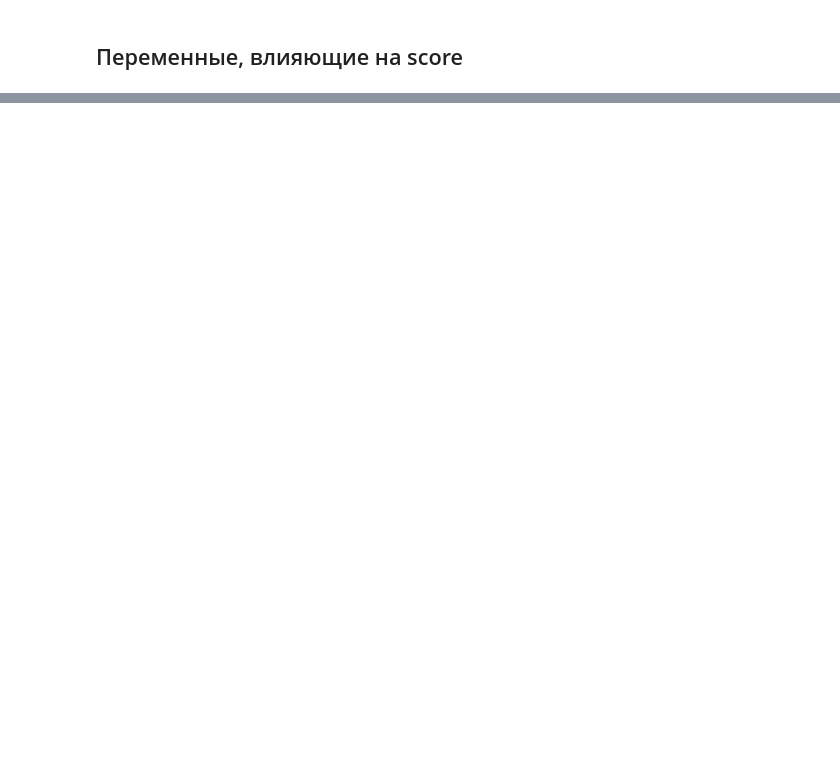
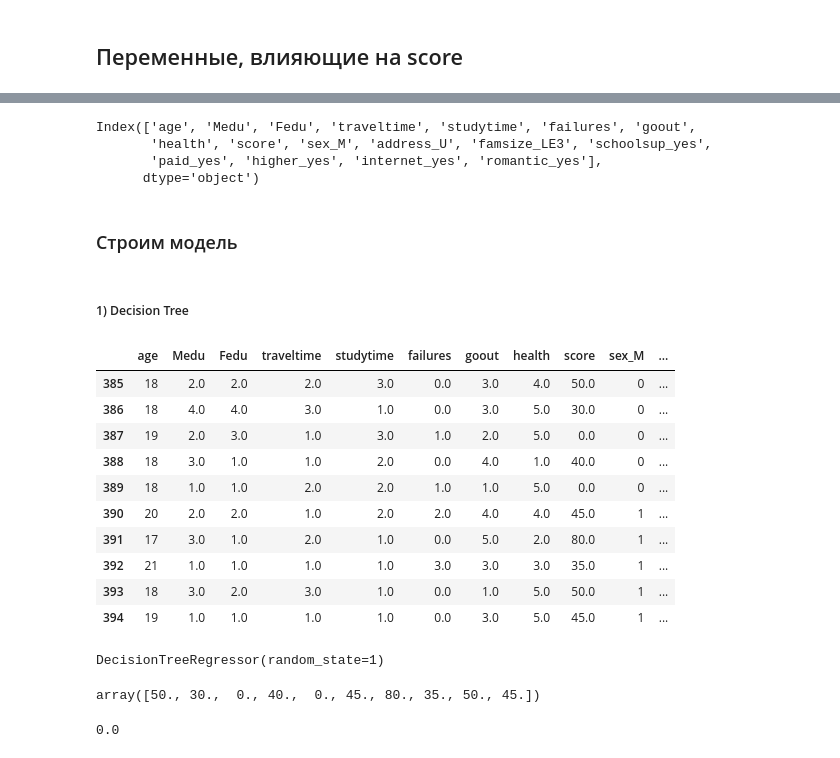
Before and after one commit to artkel/module_2, a Jupyter notebook: EDA_UNICEF.ipynb, the cells around one changed output, grey strips where cells are left out. Drawn from its saved outputs; the diff is of its cells as text; code cells hidden in the pictures; blank space fills up the shorter version.

Commit message:
model building

```diff
--- a/EDA_UNICEF.ipynb
+++ b/EDA_UNICEF.ipynb
@@ -1032,0 +1076,4 @@ sns.boxplot(x="Fjob", y="score", data = df)
+# %%
+model_data = df_corr[(df_corr["score"] > 0.05) | (df_corr["score"] < -0.05)].index.tolist()
+# %%
+df_test = df_dummies.loc[:, model_data]
@@ -1032,0 +1089,11 @@ sns.boxplot(x="Fjob", y="score", data = df)
+# %%
+df_test.columns
+# %% [output]
+Index(['age', 'Medu', 'Fedu', 'traveltime', 'studytime', 'failures', 'goout',
+       'health', 'score', 'sex_M', 'address_U', 'famsize_LE3', 'schoolsup_yes',
+       'paid_yes', 'higher_yes', 'internet_yes', 'romantic_yes'],
+      dtype='object')
+# %% [markdown]
+### Строим модель
+# %% [markdown]
+##### 1) Decision Tree
@@ -1032,0 +1111,14 @@ sns.boxplot(x="Fjob", y="score", data = df)
+# %%
+df_test.tail(10)
+# %% [output]
+|  | age | Medu | Fedu | traveltime | studytime | failures | goout | health | score | sex_M | ... |
+| 385 | 18 | 2.0 | 2.0 | 2.0 | 3.0 | 0.0 | 3.0 | 4.0 | 50.0 | 0 | ... |
+| 386 | 18 | 4.0 | 4.0 | 3.0 | 1.0 | 0.0 | 3.0 | 5.0 | 30.0 | 0 | ... |
+| 387 | 19 | 2.0 | 3.0 | 1.0 | 3.0 | 1.0 | 2.0 | 5.0 | 0.0 | 0 | ... |
+| 388 | 18 | 3.0 | 1.0 | 1.0 | 2.0 | 0.0 | 4.0 | 1.0 | 40.0 | 0 | ... |
+| 389 | 18 | 1.0 | 1.0 | 2.0 | 2.0 | 1.0 | 1.0 | 5.0 | 0.0 | 0 | ... |
+| 390 | 20 | 2.0 | 2.0 | 1.0 | 2.0 | 2.0 | 4.0 | 4.0 | 45.0 | 1 | ... |
+| 391 | 17 | 3.0 | 1.0 | 2.0 | 1.0 | 0.0 | 5.0 | 2.0 | 80.0 | 1 | ... |
+| 392 | 21 | 1.0 | 1.0 | 1.0 | 1.0 | 3.0 | 3.0 | 3.0 | 35.0 | 1 | ... |
+| 393 | 18 | 3.0 | 2.0 | 3.0 | 1.0 | 0.0 | 1.0 | 5.0 | 50.0 | 1 | ... |
+| 394 | 19 | 1.0 | 1.0 | 1.0 | 1.0 | 0.0 | 3.0 | 5.0 | 45.0 | 1 | ... |
@@ -1032,0 +1127,13 @@ sns.boxplot(x="Fjob", y="score", data = df)
+# %%
+score_model.fit(X, y)
+# %% [output]
+DecisionTreeRegressor(random_state=1)
+# %%
+score_model.predict(X.tail(10))
+# %% [output]
+array([50., 30.,  0., 40.,  0., 45., 80., 35., 50., 45.])
+# %%
+predicted_score = score_model.predict(X)
+mean_absolute_error(y, predicted_score)
+# %% [output]
+0.0
```
Also changed, not shown: parts of 46 cells of this notebook.
